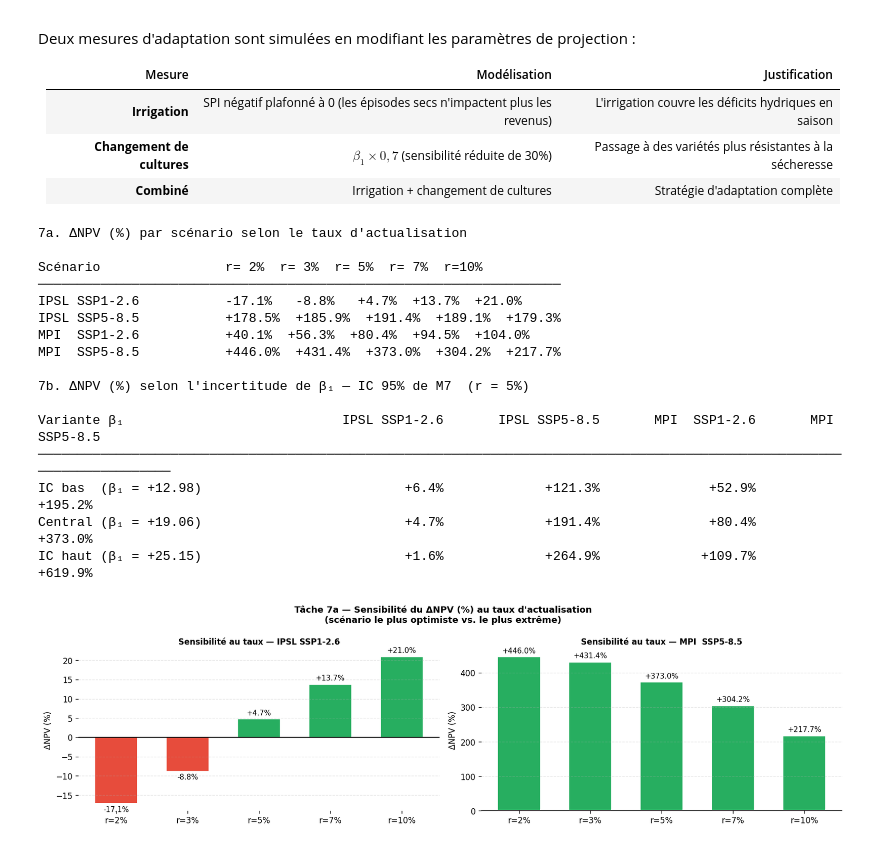
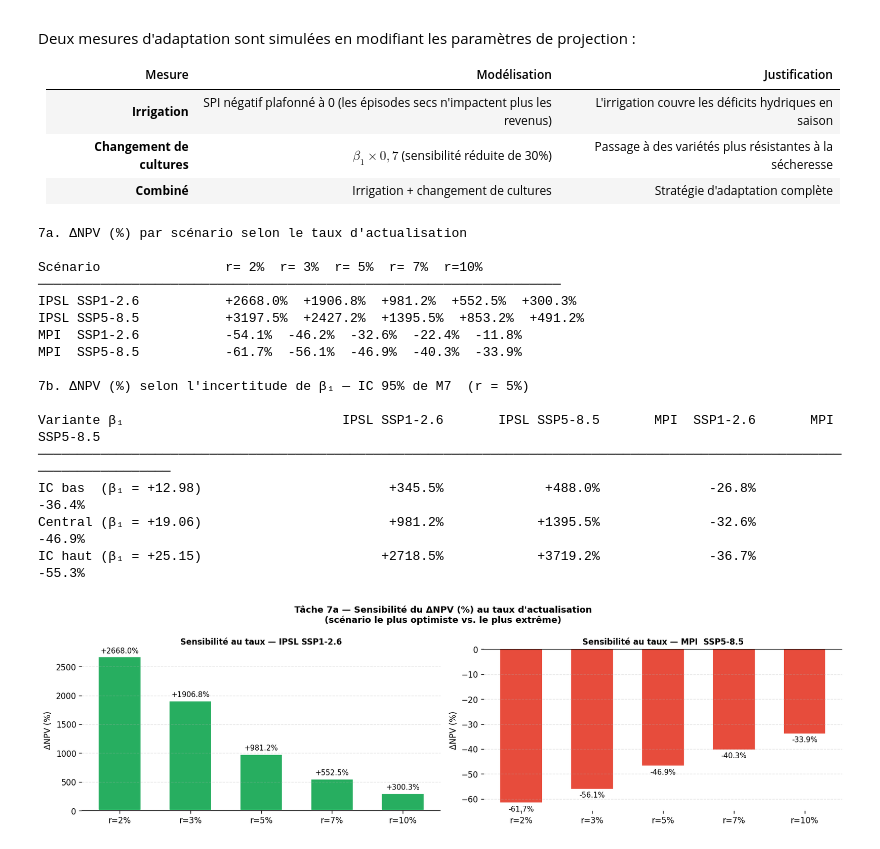
Before and after one commit to lochardi/GreenFinance, a Jupyter notebook: main.ipynb, the cells around one changed output. Saved outputs shown, nothing was run; the diff lists cells and outputs as text; code cells hidden in the pictures.

```diff
--- a/main.ipynb
+++ b/main.ipynb
@@ -1393,8 +1361,8 @@ import matplotlib.pyplot as plt
 r_base   = 0.05   # taux d'actualisation de référence (5%)
 multiple = 1.5    # multiple EV/Revenu (comparables exploitations agricoles)
 
-year_start_dcf = int(min(sc["year"].min() for sc in projections.values()))
-year_end_dcf   = int(max(sc["year"].max() for sc in projections.values()))
+year_start_dcf = int(min(sc["date"].min() for sc in projections.values()))
+year_end_dcf   = int(max(sc["date"].max() for sc in projections.values()))
 
 # NPV Baseline : revenu constant (scénario "pas de changement climatique")
 t_base   = np.arange(year_start_dcf, year_end_dcf + 1)
@@ -1404,8 +1372,8 @@ ev_base  = revenue_base * multiple  # EV = revenu de base × multiple
 # NPV et EV par scénario climatique
 npv_sc, ev_sc_dict = {}, {}
 for name, sc in projections.items():
-    sc_s  = sc.sort_values("year")
-    years = sc_s["year"].values
+    sc_s  = sc.sort_values("date")
+    years = sc_s["date"].values
     revs  = sc_s["Revenue_proj"].values
     disc  = (1 + r_base) ** (-(years - year_start_dcf))
     npv_sc[name]     = float(np.sum(revs * disc))
@@ -1566,8 +1534,8 @@ print(f"{'Scénario':<22}" + "".join(f"  r={int(r*100):>2d}%" for r in discount_
 print("─" * (22 + 9 * len(discount_rates)))
 
 for name, sc in projections.items():
-    sc_s  = sc.sort_values("year")
-    years = sc_s["year"].values
+    sc_s  = sc.sort_values("date")
+    years = sc_s["date"].values
     revs  = sc_s["Revenue_proj"].values
     row   = f"{name:<22}"
     for r in discount_rates:
@@ -1596,9 +1564,9 @@ print("─" * (32 + 22 * len(projections)))
 for var_name, b1_v in beta1_vars.items():
     row = f"{var_name:<32}"
     for sc_name, sc in projections.items():
-        sc_s     = sc.sort_values("year").copy()
-        years    = sc_s["year"].values
-        spi_v    = sc_s["season_index"].values
+        sc_s     = sc.sort_values("date").copy()
+        years    = sc_s["date"].values
+        spi_v    = sc_s["SPI"].values
         lag1     = sc_s["spi_lag1"].values
         dr_v     = b1_v * spi_v + beta2 * lag1
         revs     = [revenue_base]
@@ -1617,8 +1585,8 @@ for var_name, b1_v in beta1_vars.items():
 fig, axes = plt.subplots(1, 2, figsize=(14, 4), dpi=120)
 
 for ax_i, sc_name in enumerate(["IPSL SSP1-2.6", "MPI  SSP5-8.5"]):
-    sc_s  = projections[sc_name].sort_values("year")
-    years = sc_s["year"].values
+    sc_s  = projections[sc_name].sort_values("date")
+    years = sc_s["date"].values
     revs  = sc_s["Revenue_proj"].values
     dp_by_r = []
     for r in discount_rates:
@@ -1628,41 +1596,41 @@ for ax_i, sc_name in enumerate(["IPSL SSP1-2.6", "MPI  SSP5-8.5"]):
         npv_b_r = float(revenue_base * np.sum((1 + r) ** (-(t_b - year_start_dcf))))
         dp_by_r.append((npv_r - npv_b_r) / npv_b_r * 100)
 
     clr     = colors_sc[sc_name]
     bar_clrs = ["#27ae60" if d >= 0 else "#e74c3c" for d in dp_by_r]
     xlabels  = [f"r={int(r*100)}%" for r in discount_rates]
     bars     = axes[ax_i].bar(xlabels, dp_by_r, color=bar_clrs, edgecolor="white", width=0.6)
     axes[ax_i].axhline(0, color="black", lw=1.2)
     axes[ax_i].bar_label(bars, labels=[f"{d:+.1f}%" for d in dp_by_r], fontsize=9, padding=3)
     axes[ax_i].set_title(f"Sensibilité au taux — {sc_name}", fontsize=10, fontweight="bold")
     axes[ax_i].set_ylabel("ΔNPV (%)", fontsize=10)
     axes[ax_i].grid(axis="y", alpha=0.3, ls="--")
     for spine in axes[ax_i].spines.values():
         spine.set_visible(False)
 
 plt.suptitle("Tâche 7a — Sensibilité du ΔNPV (%) au taux d'actualisation\n"
              "(scénario le plus optimiste vs. le plus extrême)",
              fontsize=11, fontweight="bold")
 plt.tight_layout()
 plt.show()
 # %% [output]
 7a. ΔNPV (%) par scénario selon le taux d'actualisation
 
 Scénario                r= 2%  r= 3%  r= 5%  r= 7%  r=10%
 ───────────────────────────────────────────────────────────────────
-IPSL SSP1-2.6           -17.1%   -8.8%   +4.7%  +13.7%  +21.0%
-IPSL SSP5-8.5           +178.5%  +185.9%  +191.4%  +189.1%  +179.3%
-MPI  SSP1-2.6           +40.1%  +56.3%  +80.4%  +94.5%  +104.0%
-MPI  SSP5-8.5           +446.0%  +431.4%  +373.0%  +304.2%  +217.7%
+IPSL SSP1-2.6           +2668.0%  +1906.8%  +981.2%  +552.5%  +300.3%
+IPSL SSP5-8.5           +3197.5%  +2427.2%  +1395.5%  +853.2%  +491.2%
+MPI  SSP1-2.6           -54.1%  -46.2%  -32.6%  -22.4%  -11.8%
+MPI  SSP5-8.5           -61.7%  -56.1%  -46.9%  -40.3%  -33.9%
 
 7b. ΔNPV (%) selon l'incertitude de β₁ — IC 95% de M7  (r = 5%)
 
 Variante β₁                            IPSL SSP1-2.6       IPSL SSP5-8.5       MPI  SSP1-2.6       MPI  SSP5-8.5
 ────────────────────────────────────────────────────────────────────────────────────────────────────────────────────────
-IC bas  (β₁ = +12.98)                          +6.4%             +121.3%              +52.9%             +195.2%
-Central (β₁ = +19.06)                          +4.7%             +191.4%              +80.4%             +373.0%
-IC haut (β₁ = +25.15)                          +1.6%             +264.9%             +109.7%             +619.9%
+IC bas  (β₁ = +12.98)                        +345.5%             +488.0%              -26.8%              -36.4%
+Central (β₁ = +19.06)                        +981.2%            +1395.5%              -32.6%              -46.9%
+IC haut (β₁ = +25.15)                       +2718.5%            +3719.2%              -36.7%              -55.3%
-[figure, old version]
+[figure, new version]
 # %%
 import numpy as np
 import pandas as pd
```
Also changed, not shown: parts of 12 cells of this notebook.
